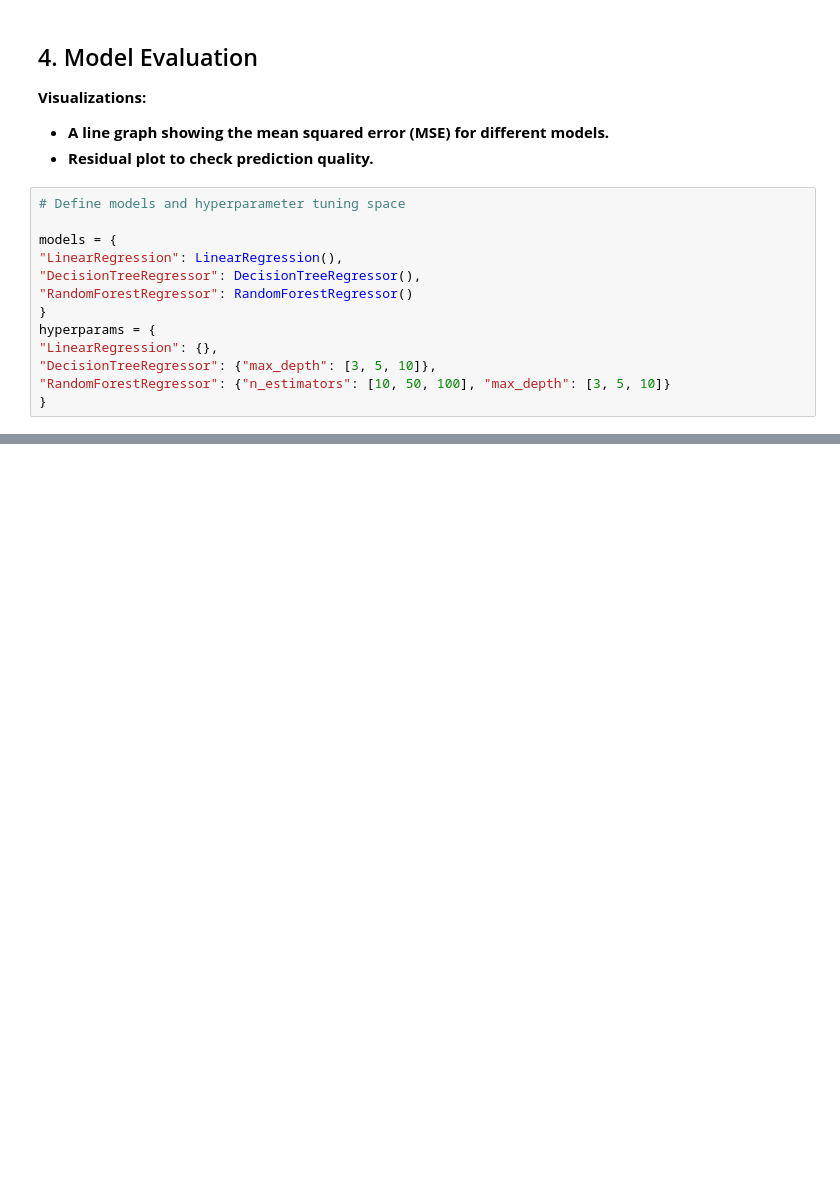
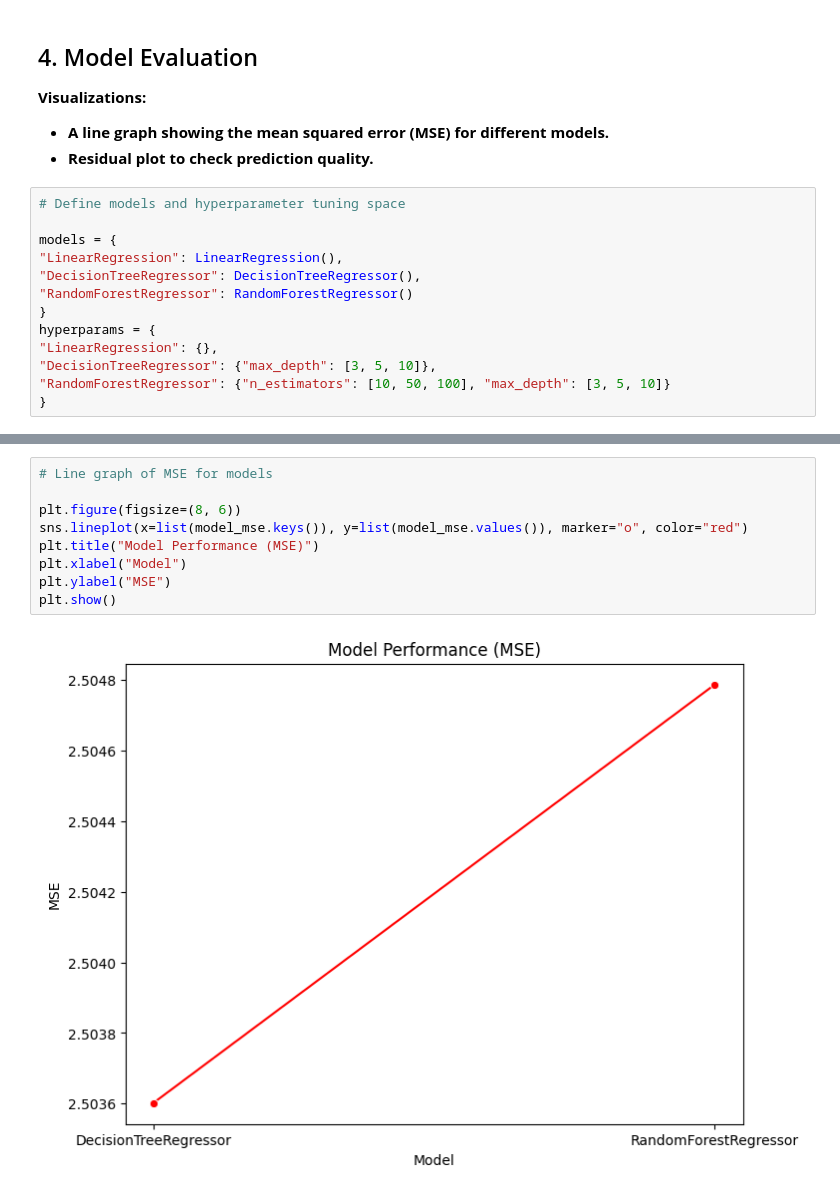
Before and after one commit to EfomahFidelis/Predicting-Movie-Rental-Durations, a Jupyter notebook: Predict_movie_rental_durations.ipynb, the cells around one changed output, grey strips where cells are left out. Saved outputs shown, nothing was run; the diff lists cells and outputs as text; blank space fills up the shorter version.

Commit message:
Add line graph for model performance and finalize the project.

```diff
--- a/Predict_movie_rental_durations.ipynb
+++ b/Predict_movie_rental_durations.ipynb
@@ -437,0 +442,11 @@ Model MSEs: {'DecisionTreeRegressor': np.float64(2.5036016894994186), 'RandomFor
+# %%
+# Line graph of MSE for models
+
+plt.figure(figsize=(8, 6))
+sns.lineplot(x=list(model_mse.keys()), y=list(model_mse.values()), marker="o", color="red")
+plt.title("Model Performance (MSE)")
+plt.xlabel("Model")
+plt.ylabel("MSE")
+plt.show()
+# %% [output]
+[figure, added]
```
Also changed, not shown: parts of 4 cells of this notebook.
